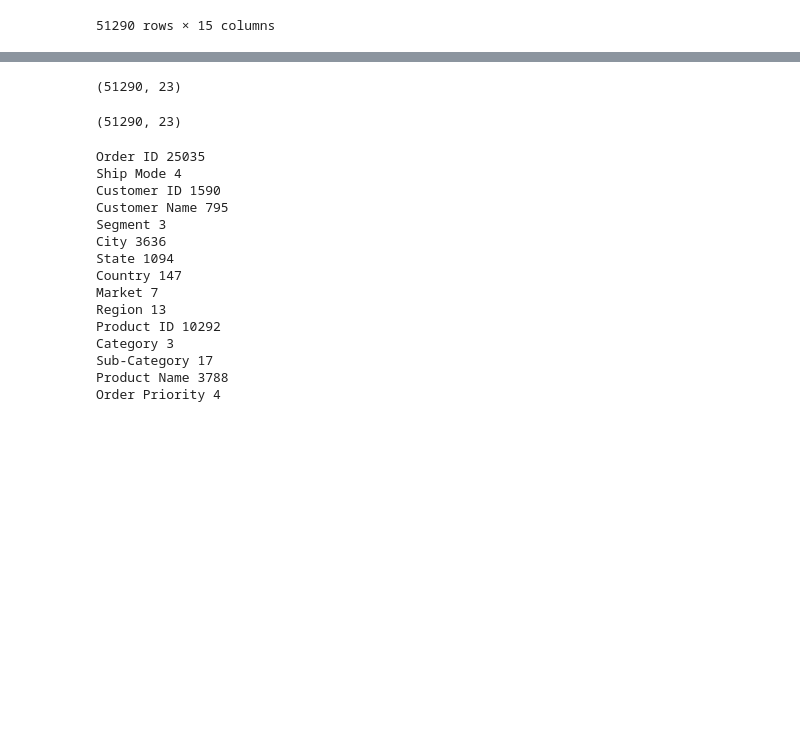
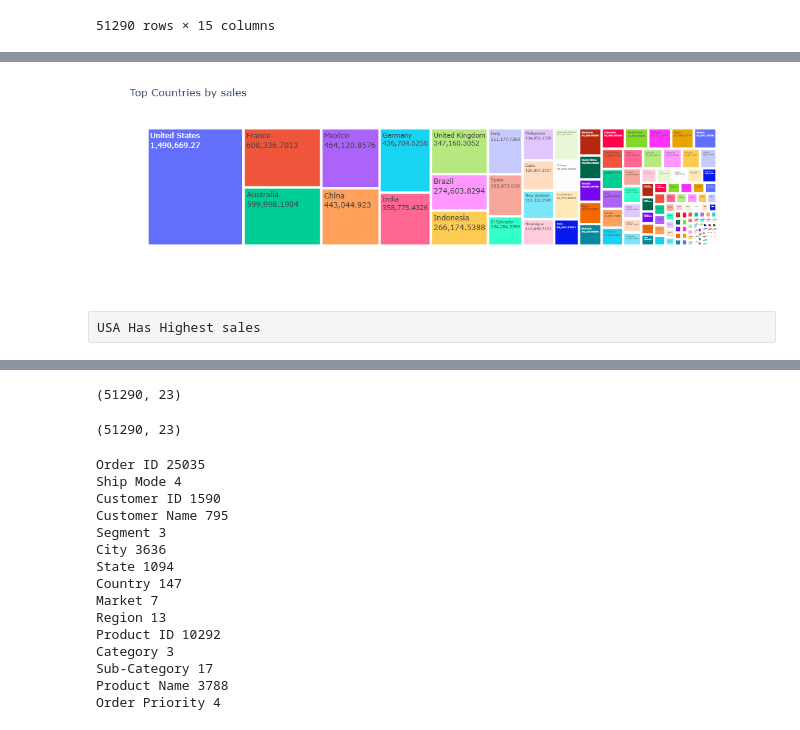
Before and after one commit to subbugnaik093/EDA_Projects, a Jupyter notebook: EDA_superstore.ipynb, the cells around one changed output, grey strips where cells are left out. Saved outputs shown, nothing was run; the diff lists cells and outputs as text; code cells hidden in the pictures; blank space fills up the shorter version.

```diff
--- a/EDA_superstore.ipynb
+++ b/EDA_superstore.ipynb
@@ -485,3 +466,5 @@ df[catCol]
 51290 rows × 15 columns
 # %%
 df_copy=df.copy()
+# %%
+df=df_copy.copy()
@@ -487,0 +479,10 @@ df_copy=df.copy()
+# %%
+import plotly.express as px
+fig = px.treemap(df,path=['Country'],values='Sales')
+fig.update_layout(title='Top Countries by sales')
+fig.update_traces(textinfo='label+value')
+fig.show()
+# %% [output]
+[figure, added]
+# %% [raw]
+USA Has Highest sales
```
Also changed, not shown: parts of 24 cells of this notebook, 1 other file.
